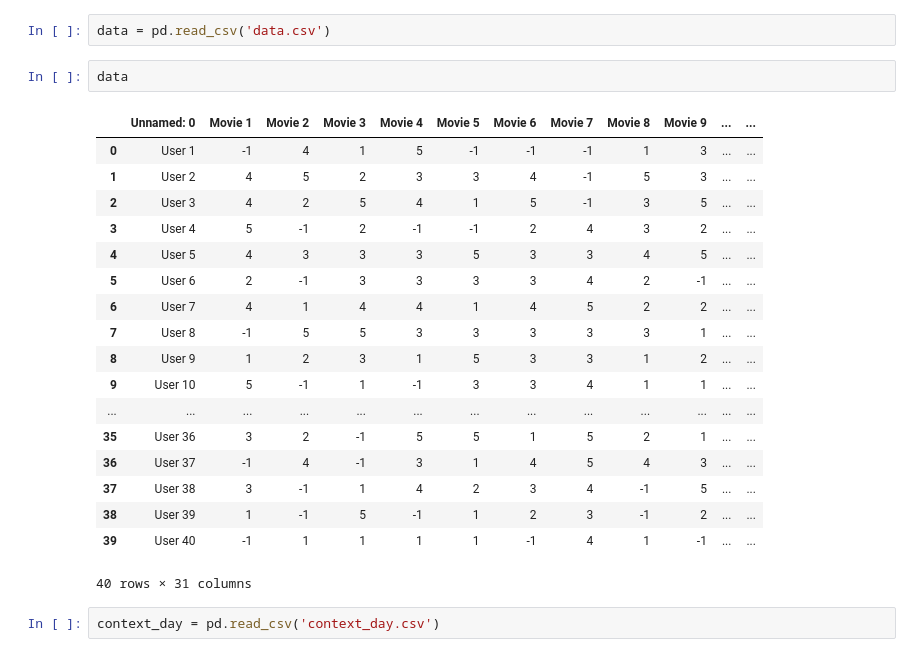
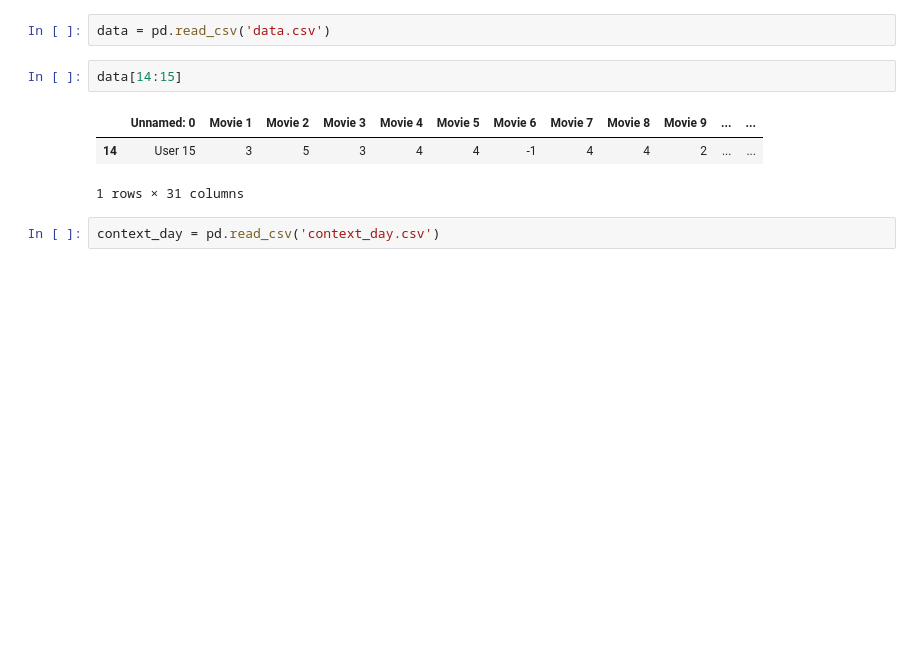
Before and after one commit to MrKontik/lab2.1_var9, a Jupyter notebook: lab2.1_Izhko.ipynb, the cells around one changed output. Saved outputs shown, nothing was run; the diff lists cells and outputs as text; blank space fills up the shorter version.

```diff
--- a/lab2.1_Izhko.ipynb
+++ b/lab2.1_Izhko.ipynb
@@ -7,26 +7,11 @@ import json
 # %%
 data = pd.read_csv('data.csv')
 # %%
-data
+data[14:15]
 # %% [output]
 |  | Unnamed: 0 | Movie 1 | Movie 2 | Movie 3 | Movie 4 | Movie 5 | Movie 6 | Movie 7 | Movie 8 | Movie 9 | ... | ... |
-| 0 | User 1 | -1 | 4 | 1 | 5 | -1 | -1 | -1 | 1 | 3 | ... | ... |
-| 1 | User 2 | 4 | 5 | 2 | 3 | 3 | 4 | -1 | 5 | 3 | ... | ... |
-| 2 | User 3 | 4 | 2 | 5 | 4 | 1 | 5 | -1 | 3 | 5 | ... | ... |
-| 3 | User 4 | 5 | -1 | 2 | -1 | -1 | 2 | 4 | 3 | 2 | ... | ... |
-| 4 | User 5 | 4 | 3 | 3 | 3 | 5 | 3 | 3 | 4 | 5 | ... | ... |
-| 5 | User 6 | 2 | -1 | 3 | 3 | 3 | 3 | 4 | 2 | -1 | ... | ... |
-| 6 | User 7 | 4 | 1 | 4 | 4 | 1 | 4 | 5 | 2 | 2 | ... | ... |
-| 7 | User 8 | -1 | 5 | 5 | 3 | 3 | 3 | 3 | 3 | 1 | ... | ... |
-| 8 | User 9 | 1 | 2 | 3 | 1 | 5 | 3 | 3 | 1 | 2 | ... | ... |
-| 9 | User 10 | 5 | -1 | 1 | -1 | 3 | 3 | 4 | 1 | 1 | ... | ... |
-| ... | ... | ... | ... | ... | ... | ... | ... | ... | ... | ... | ... | ... |
-| 35 | User 36 | 3 | 2 | -1 | 5 | 5 | 1 | 5 | 2 | 1 | ... | ... |
-| 36 | User 37 | -1 | 4 | -1 | 3 | 1 | 4 | 5 | 4 | 3 | ... | ... |
-| 37 | User 38 | 3 | -1 | 1 | 4 | 2 | 3 | 4 | -1 | 5 | ... | ... |
-| 38 | User 39 | 1 | -1 | 5 | -1 | 1 | 2 | 3 | -1 | 2 | ... | ... |
-| 39 | User 40 | -1 | 1 | 1 | 1 | 1 | -1 | 4 | 1 | -1 | ... | ... |
+| 14 | User 15 | 3 | 5 | 3 | 4 | 4 | -1 | 4 | 4 | 2 | ... | ... |
-40 rows × 31 columns
+1 rows × 31 columns
 # %%
 context_day = pd.read_csv('context_day.csv')
 # %%
```
Also changed, not shown: parts of 10 cells of this notebook, 1 other file.
